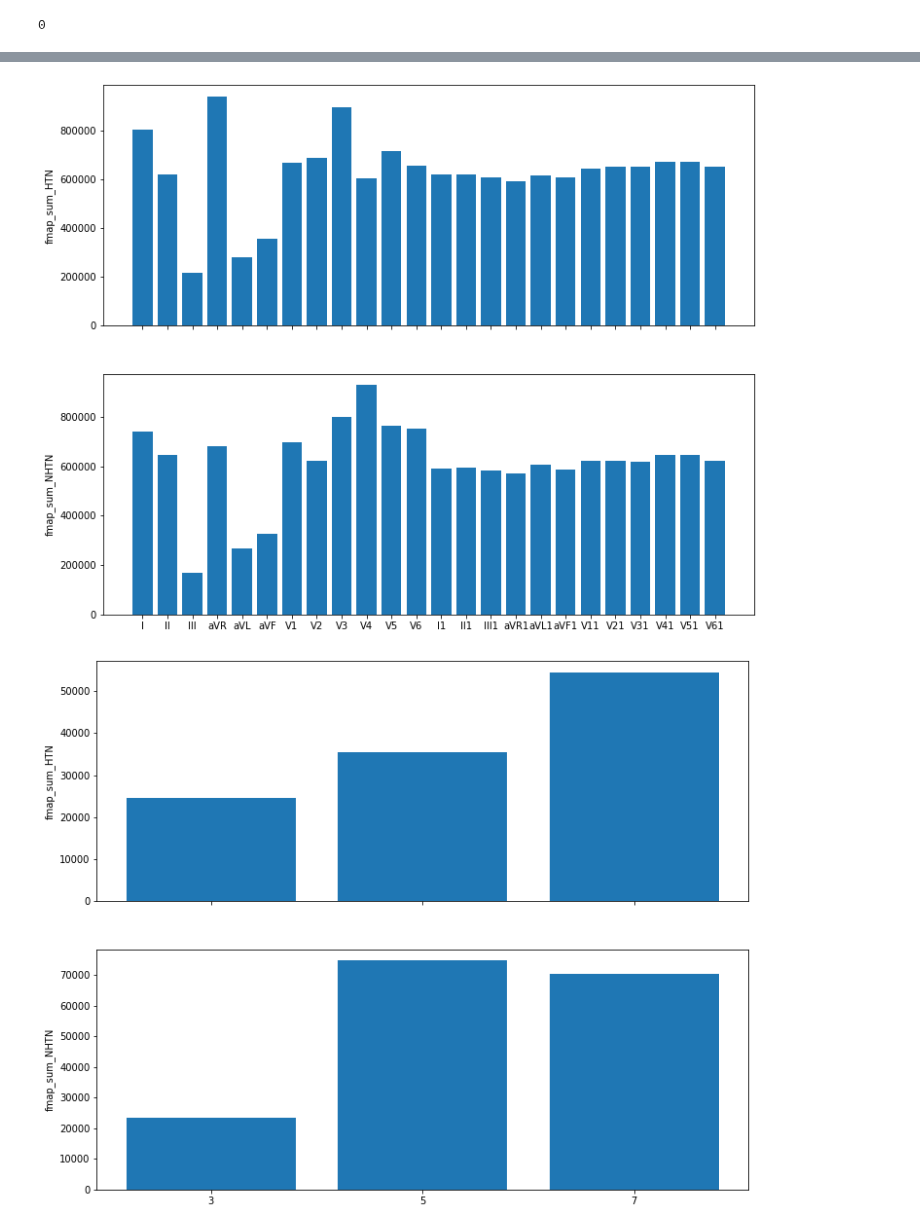
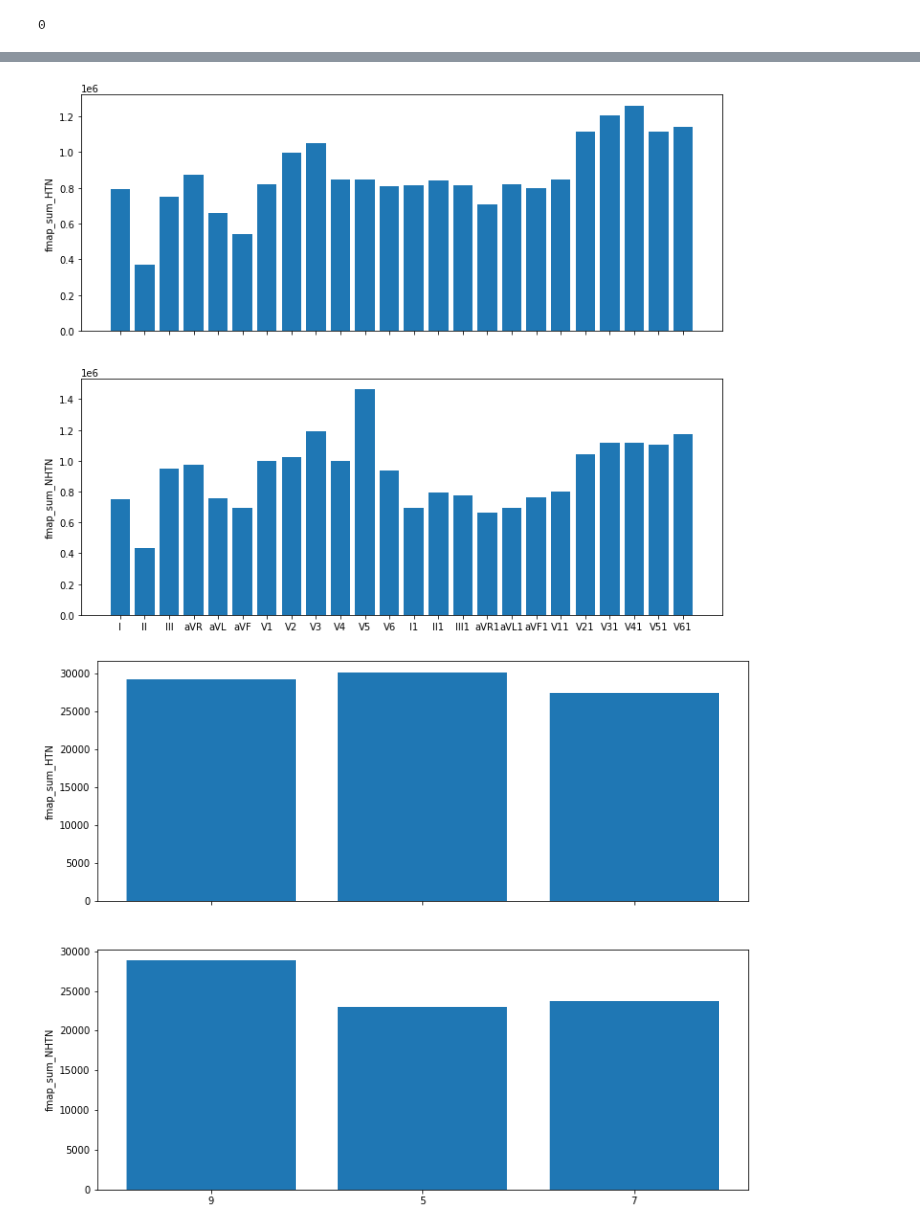
Before and after one commit to LiangBeam9810/Interpretable_HTN, a Jupyter notebook: CAMs.ipynb, the cells around one changed output, grey strips where cells are left out. Cells and saved outputs as stored; diff of their text form; code cells hidden in the pictures.

```diff
--- a/CAMs.ipynb
+++ b/CAMs.ipynb
@@ -70,7 +68,7 @@ npys:{%d} 846
 # %%
 testmodel = (Net.MLBFNet(True,res = True,se = True,Dropout_rate = 0.3)).to(DEVICE)  # type: ignore
 # testmodel = (Models.resnet18(12,64,2)).to(DEVICE)
-testmodel.load_state_dict(torch.load("./model/20221103_073318/parameter_best_test_0.pt"))
+testmodel.load_state_dict(torch.load("./model/20221104_010310/parameter_best_test_0.pt"))
 # %% [output]
 <All keys matched successfully>
 # %%
@@ -204,21 +202,21 @@ ax1.bar(leads, counts)
 ax1.set_ylabel('fmap_sum_NHTN')
 plt.show()
 # %% [output]
-[figure, old version]
+[figure, new version]
 # %%
 fig, (ax0, ax1) = plt.subplots(nrows = 2,ncols = 1,figsize=(12,10) ,sharex=True)  # type: ignore
 
-leads = ['3', '5', '7']
+leads = ['9', '5', '7']
 counts = branch_fmap_sum_HTN[24:].tolist()
 ax0.bar(leads, counts)
 ax0.set_ylabel('fmap_sum_HTN')
 
 counts = branch_fmap_sum_NHTN[24:].tolist()
 ax1.bar(leads, counts)
 ax1.set_ylabel('fmap_sum_NHTN')
 plt.show()
 # %% [output]
-[figure, old version]
+[figure, new version]
 # %%
 fmap = (fmap_block[0][0]).to('cpu').detach().numpy()
 gradmap = (grad_block[0][0]).to('cpu').detach().numpy()
```
Also changed, not shown: parts of 6 cells of this notebook, 26 other files.
